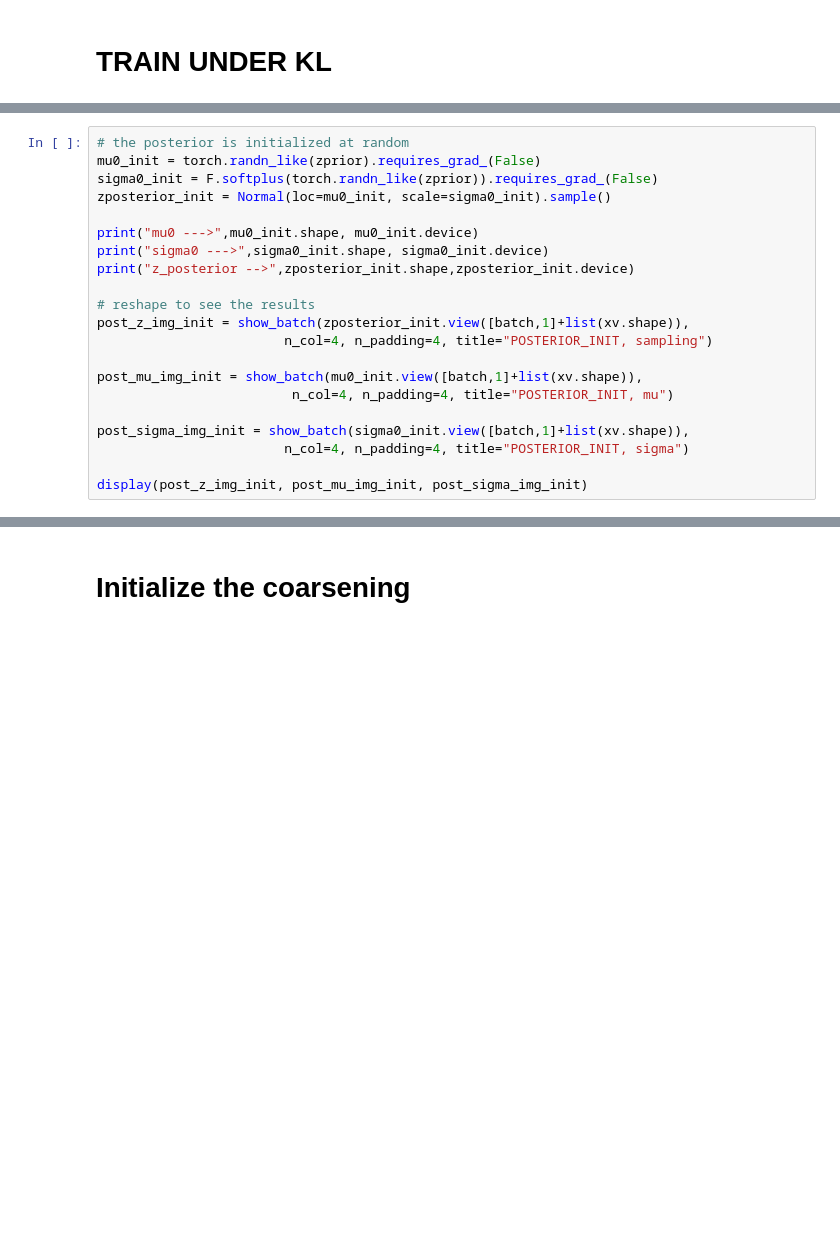
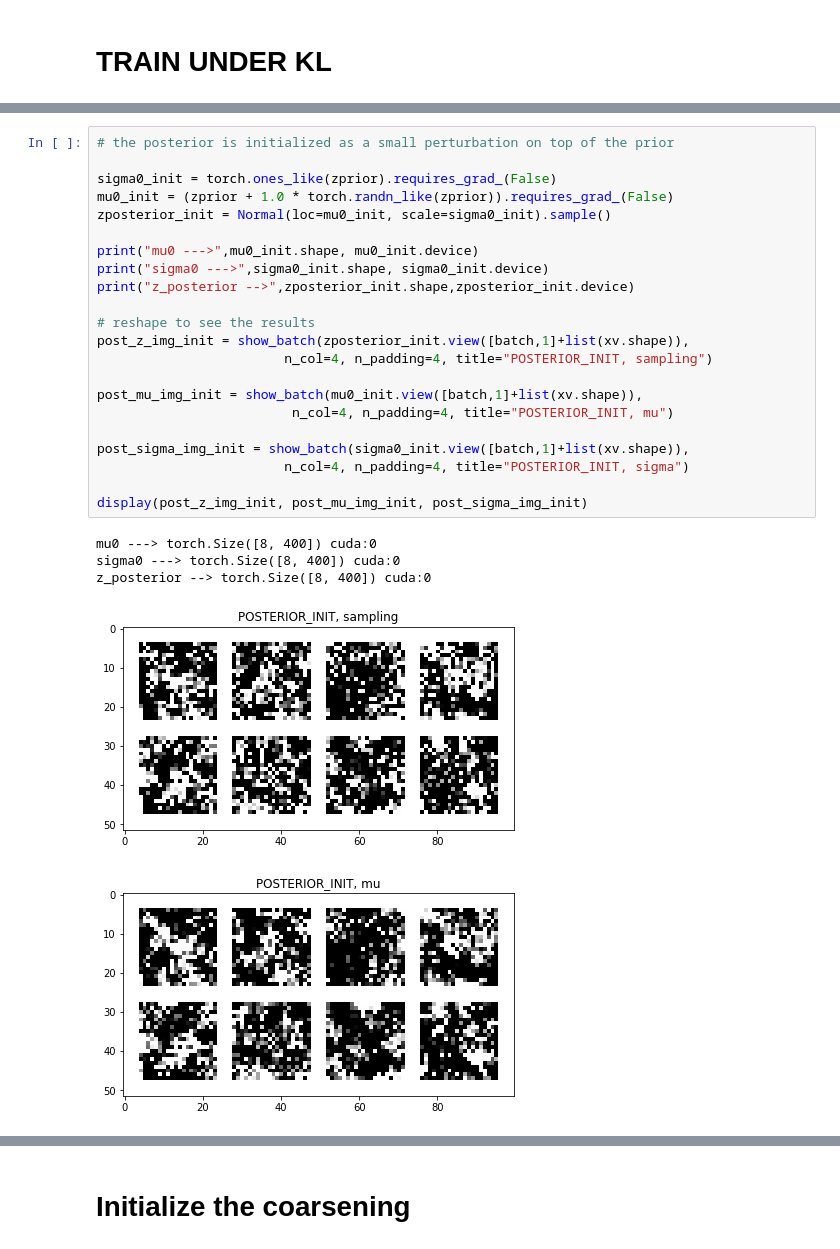
Before and after one commit to dalessioluca/GP, a Jupyter notebook: coarsening_bc_gp_prior.ipynb, the cells around one changed output, grey strips where cells are left out. Cells and saved outputs as stored; diff of their text form; blank space fills up the shorter version.

```diff
--- a/coarsening_bc_gp_prior.ipynb
+++ b/coarsening_bc_gp_prior.ipynb
@@ -277,22 +314,29 @@ zprior -> torch.Size([8, 400]) cpu
 [figure]
 # %%
-# the posterior is initialized at random
-mu0_init = torch.randn_like(zprior).requires_grad_(False)
-sigma0_init = F.softplus(torch.randn_like(zprior)).requires_grad_(False)
+# the posterior is initialized as a small perturbation on top of the prior
+
+sigma0_init = torch.ones_like(zprior).requires_grad_(False)
+mu0_init = (zprior + 1.0 * torch.randn_like(zprior)).requires_grad_(False)
 zposterior_init = Normal(loc=mu0_init, scale=sigma0_init).sample()
 
 print("mu0 --->",mu0_init.shape, mu0_init.device)
 print("sigma0 --->",sigma0_init.shape, sigma0_init.device)
 print("z_posterior -->",zposterior_init.shape,zposterior_init.device)
 
 # reshape to see the results
 post_z_img_init = show_batch(zposterior_init.view([batch,1]+list(xv.shape)),
                         n_col=4, n_padding=4, title="POSTERIOR_INIT, sampling")
 
 post_mu_img_init = show_batch(mu0_init.view([batch,1]+list(xv.shape)),
                          n_col=4, n_padding=4, title="POSTERIOR_INIT, mu")
 
 post_sigma_img_init = show_batch(sigma0_init.view([batch,1]+list(xv.shape)),
                         n_col=4, n_padding=4, title="POSTERIOR_INIT, sigma")
 
 display(post_z_img_init, post_mu_img_init, post_sigma_img_init)
+# %% [output]
+mu0 ---> torch.Size([8, 400]) cuda:0
+sigma0 ---> torch.Size([8, 400]) cuda:0
+z_posterior --> torch.Size([8, 400]) cuda:0
+[figure, added]
+[figure, added]
```
Also changed, not shown: parts of 19 cells of this notebook, 6 other files.
